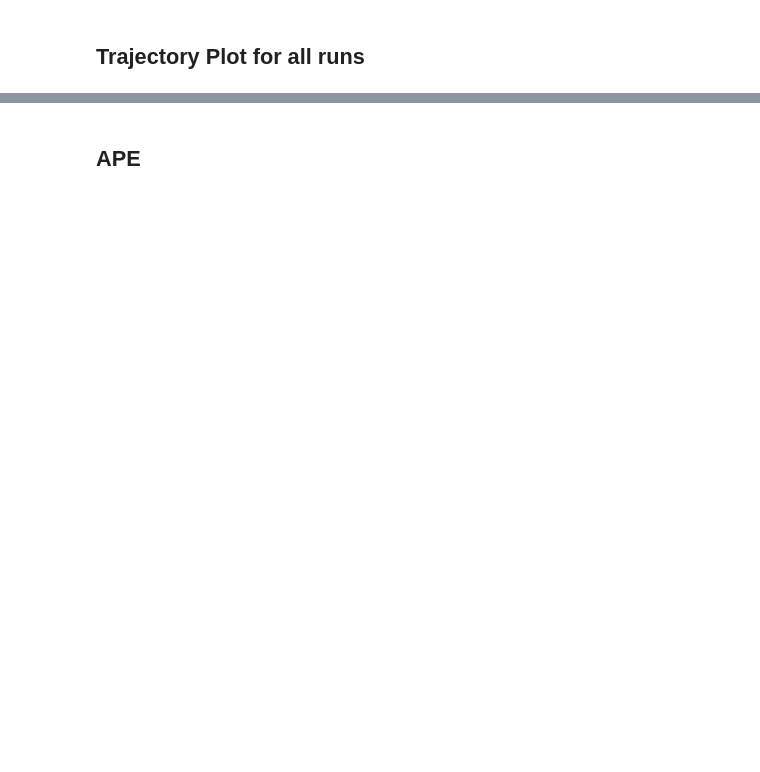
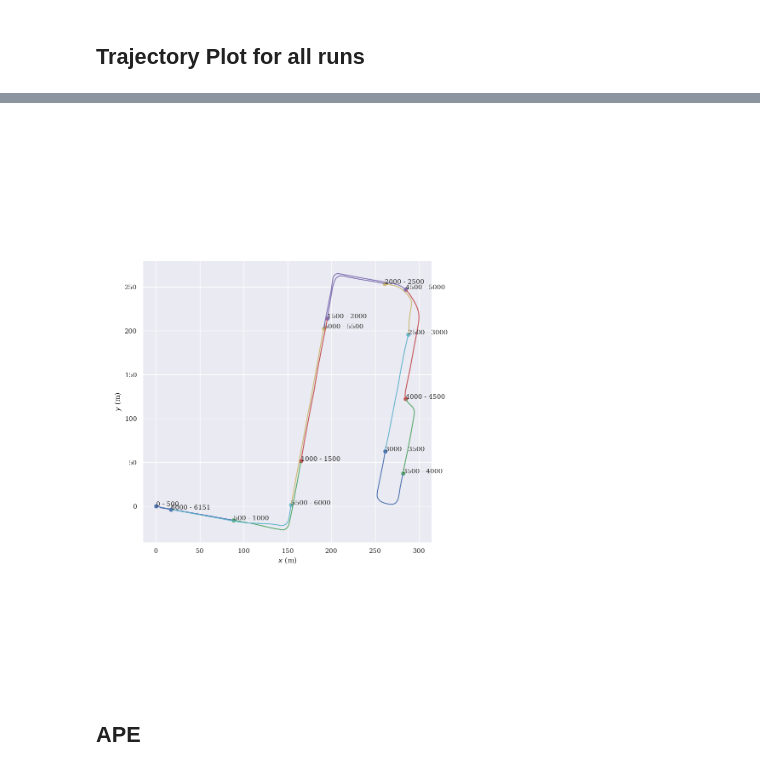
Before and after one commit to Jul310/kiss-icp, a Jupyter notebook: tum_eval/df_analysis.ipynb, the cells around one changed output, grey strips where cells are left out. Drawn from its saved outputs; the diff is of its cells as text; code cells hidden in the pictures; blank space fills up the shorter version.

```diff
--- a/tum_eval/df_analysis.ipynb
+++ b/tum_eval/df_analysis.ipynb
@@ -93,0 +106,30 @@ for i in range(1, N_RUNS +1):
+# %%
+## SETUP
+
+# Select which route to focus on
+route = route_02
+
+# Select which set to focus on
+# 01: EKF only with GPS + IMU
+# 02: EKF with GPS + IMU + KISS-ICP
+# 03: EKF with GPS + IMU + KISS-ICP increased Cov for KISS-ICP: (run_01: *10 // run_02: *50 // run_03: *100)
+# 04: EKF with GPS + IMU + KISS-ICP + Short GPS Outage (Mdv3_1: 2000-2500)  increased Cov for KISS-ICP: (run_01: *10 // run_02: *50 // run_03: *100)
+data_set = data_set_02
+
+# Load data in local structure -> Deepcopy to avoid re-reading
+data = deepcopy(DATA[route][data_set])
+
+# Set save paths for images
+if data_set.startswith("01"): result_figure_dir = os.path.join(result_figure_dir_root, "02-ekf-analysis")
+elif data_set.startswith("02"): result_figure_dir = os.path.join(result_figure_dir_root, "03_kiss_ekf-analysis")
+elif data_set.startswith("03"): result_figure_dir = os.path.join(result_figure_dir_root, "04_kiss_ekf-analysis-cov-v2")
+
+
+# Globally equal max time difference for comparison
+g_max_diff = 0.001
+g_max_diff_ape = 0.001
+g_max_diff_rpe = 0.01
+
+run = 1
+
+est_trajectory_type = "EKF"
@@ -132,3 +186,15 @@ f133b47cf9e88bd3b349502491f13f1c4b8de9b7eae003f84f5b055a46f95cfe
+# %%
+# Plot the segemnts
+segment_size = 500
+run=1
+
+traj_ref = deepcopy(data[run]['GT_GPS'])
+# traj_est = deepcopy(data[run][est_trajectory_type])
+# aligned, _ = tum_tools.sync_trajectories(traj_ref, traj_ref, g_max_diff)
+
+plot_trajectory_segments(traj_ref, n=segment_size, wf=1.5, hf=1.5)
+# %% [output]
+[figure, added]
 # %% [markdown]
 ## APE
 # %%
```
Also changed, not shown: parts of 10 cells of this notebook, 3 other files.
